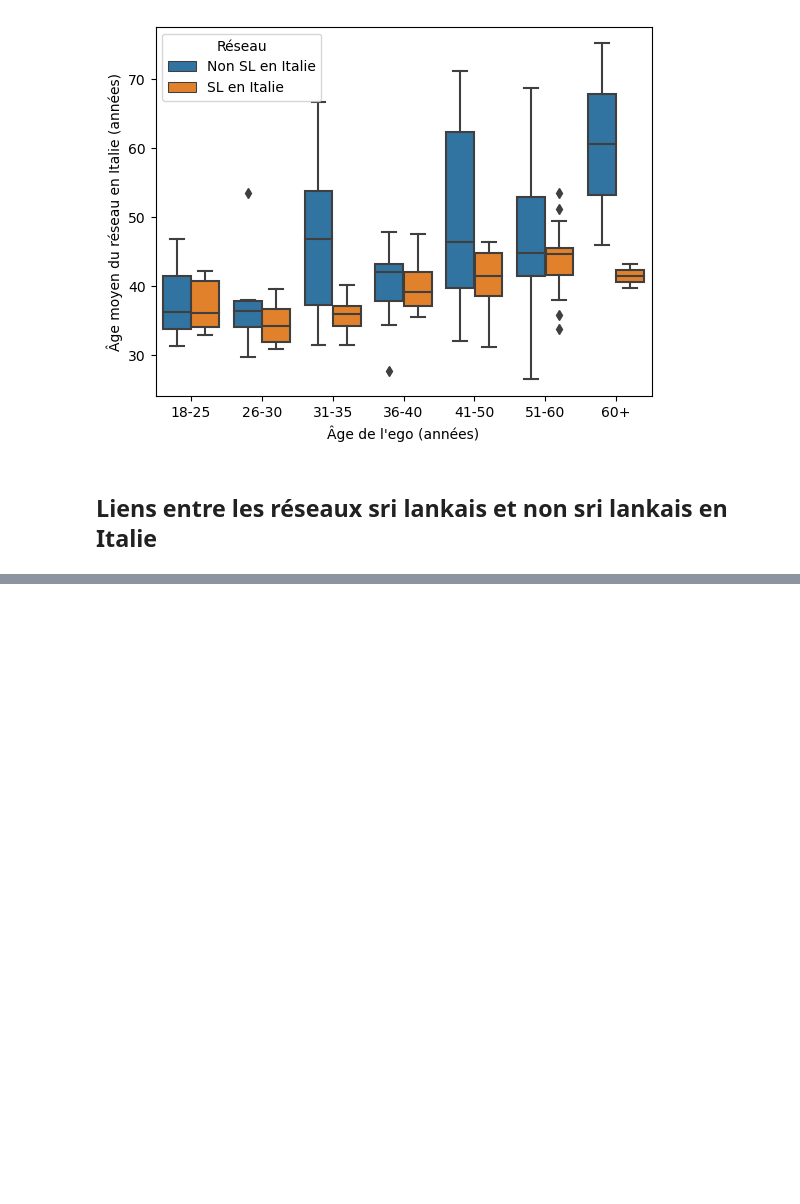
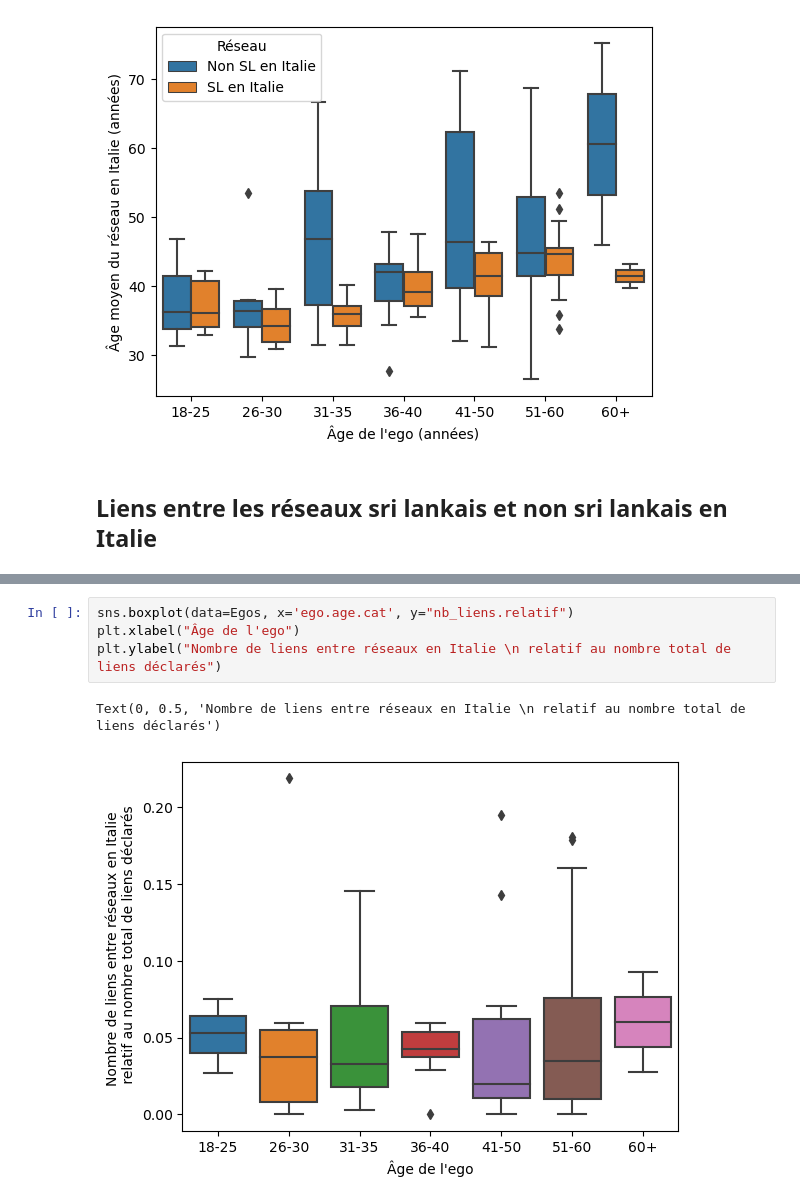
Before and after one commit to LeoMaurice/reseau_class, a Jupyter notebook: project_migrants/src/integration_analysis.ipynb, the cells around one changed output, grey strips where cells are left out. Drawn from its saved outputs; the diff is of its cells as text; blank space fills up the shorter version.

```diff
--- a/project_migrants/src/integration_analysis.ipynb
+++ b/project_migrants/src/integration_analysis.ipynb
@@ -432,0 +500,7 @@ plt.legend(title='Réseau', handles=handles, labels=[dict_network_names_to_label
+# %%
+sns.boxplot(data=Egos, x='ego.age.cat', y="nb_liens.relatif")
+plt.xlabel("Âge de l'ego")
+plt.ylabel("Nombre de liens entre réseaux en Italie \n relatif au nombre total de liens déclarés")
+# %% [output]
+Text(0, 0.5, 'Nombre de liens entre réseaux en Italie \n relatif au nombre total de liens déclarés')
+[figure, added]
```
Also changed, not shown: parts of 11 cells of this notebook.
